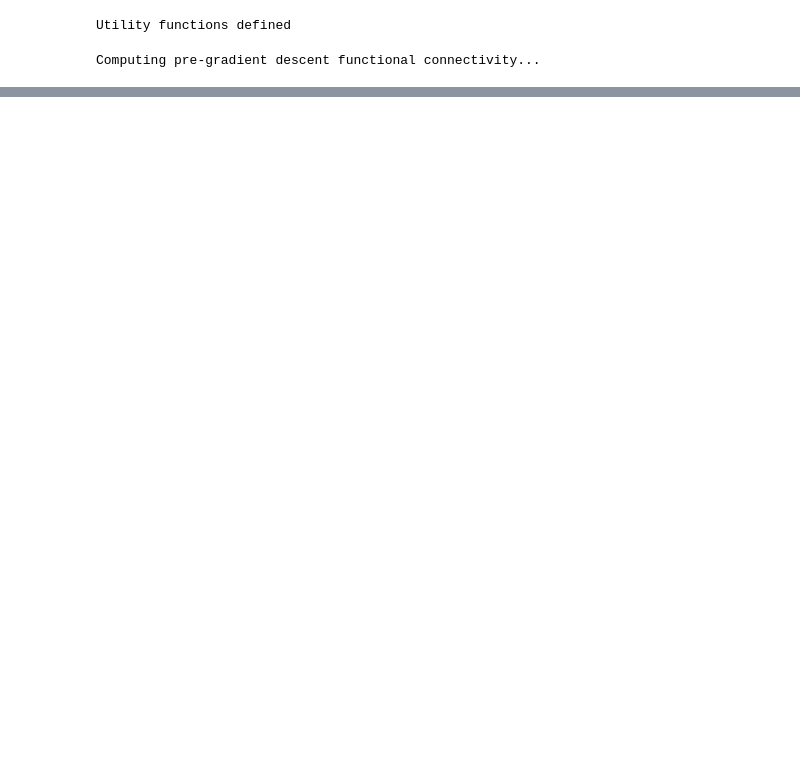
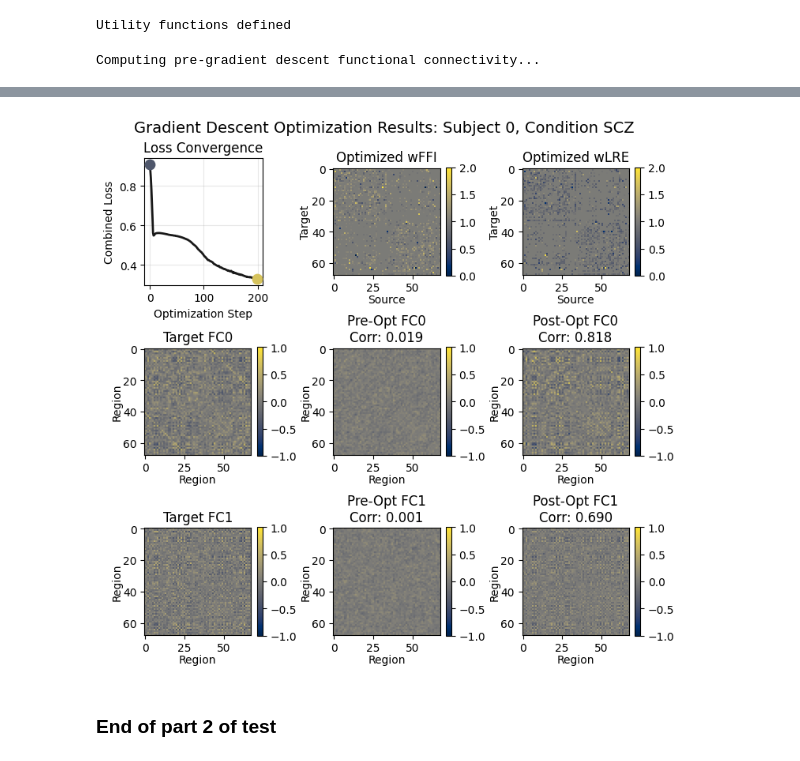
Before and after one commit to brucsk/tvboptim, a Jupyter notebook: optimization_test_multisubject.ipynb, the cells around one changed output, grey strips where cells are left out. Cells and saved outputs as stored; diff of their text form; code cells hidden in the pictures; blank space fills up the shorter version.

```diff
--- a/optimization_test_multisubject.ipynb
+++ b/optimization_test_multisubject.ipynb
@@ -322,3 +663,26 @@ Computing pre-gradient descent functional connectivity...
+# %%
+participant_idx = 0
+condition_idx = 1
+
+plot_gradient_descent_results(optimized_fit= optimized_fit_0_1,
+                            optimized_state= optimized_state_0_1,
+                            participant_idx = participant_idx,
+                            condition_idx = condition_idx,
+                            Q0_emp=Q0_emp_all[0,0,:,:,1],
+                            Q1_emp=Q1_emp_all[0,1,:,:,1],
+                            Q0_pre_gd=Q0_pre_gd,
+                            Q1_pre_gd=Q1_pre_gd,
+                            Q0_sim=Q0_sim_0_1,
+                            Q1_sim=Q1_sim_0_1,
+                            Q0_corr_pre=Q0_corr_pre_0_1,
+                            Q1_corr_pre=Q1_corr_pre_0_1,
+                            Q0_corr_opt=Q0_corr_opt_0_1,
+                            Q1_corr_opt=Q1_corr_opt_0_1
+)
+# %% [output]
+[figure, added]
+# %% [markdown]
+### End of part 2 of test
 # %%
 z_scored_gd = compute_z_scored_bold(
     model_opt,
```
Also changed, not shown: parts of 26 cells of this notebook.
